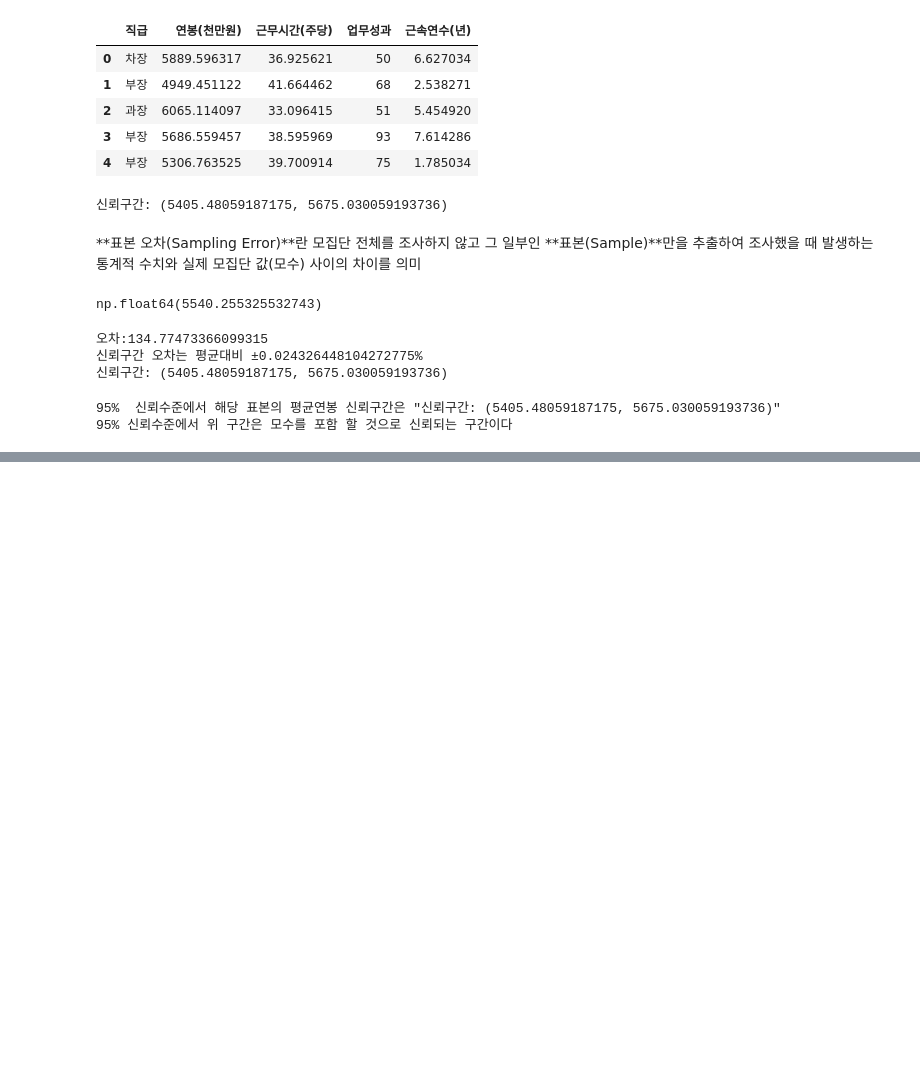
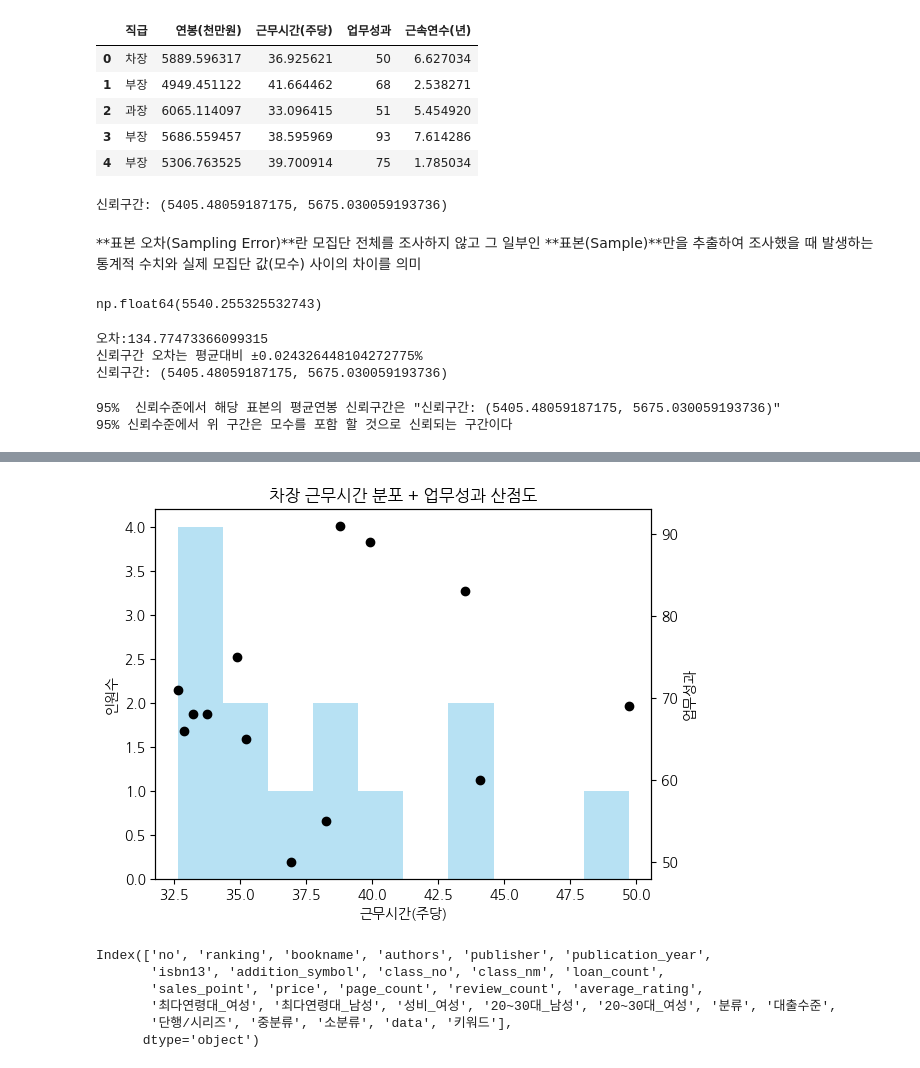
Before and after one commit to kidujm/data_class, a Jupyter notebook: 20260203.ipynb, the cells around one changed output, grey strips where cells are left out. Saved outputs shown, nothing was run; the diff lists cells and outputs as text; code cells hidden in the pictures; blank space fills up the shorter version.

```diff
--- a/20260203.ipynb
+++ b/20260203.ipynb
@@ -228,0 +304,51 @@ print(f'95% 신뢰수준에서 위 구간은 모수를 포함 할 것으로 신
+# %%
+import pandas as pd
+import numpy as np
+
+# Install Korean font
+!sudo apt-get install -y fonts-nanum
+!sudo fc-cache -fv
+!rm ~/.cache/matplotlib -rf
+
+import matplotlib.pyplot as plt
+import seaborn as sns
+import matplotlib.font_manager as fm
+
+# Configure Matplotlib to use NanumGothic
+fm.fontManager.addfont('/usr/share/fonts/truetype/nanum/NanumGothic.ttf')
+plt.rcParams['font.family'] = 'NanumGothic'
+plt.rcParams['axes.unicode_minus'] = False # To prevent breaking minus sign
+# %%
+import matplotlib.pyplot as plt
+
+# 차장 데이터
+df_c = df[df['직급'] == '차장']
+
+x = df_c['근무시간(주당)']
+y = df_c['업무성과']
+
+fig, ax1 = plt.subplots()
+
+# 1️⃣ 히스토그램 (하늘색)
+ax1.hist(x, bins=10, color='skyblue', alpha=0.6)
+ax1.set_xlabel('근무시간(주당)')
+ax1.set_ylabel('인원수')
+
+# 2️⃣ 산점도 (검은색) - 보조 y축
+ax2 = ax1.twinx()
+ax2.scatter(x, y, color='black')
+ax2.set_ylabel('업무성과')
+
+plt.title('차장 근무시간 분포 + 업무성과 산점도')
+plt.show()
+# %% [output]
+[figure, added]
+# %%
+book.columns
+# %% [output]
+Index(['no', 'ranking', 'bookname', 'authors', 'publisher', 'publication_year',
+       'isbn13', 'addition_symbol', 'class_no', 'class_nm', 'loan_count',
+       'sales_point', 'price', 'page_count', 'review_count', 'average_rating',
+       '최다연령대_여성', '최다연령대_남성', '성비_여성', '20~30대_남성', '20~30대_여성', '분류', '대출수준',
+       '단행/시리즈', '중분류', '소분류', 'data', '키워드'],
+      dtype='object')
```
Also changed, not shown: parts of 32 cells of this notebook.
